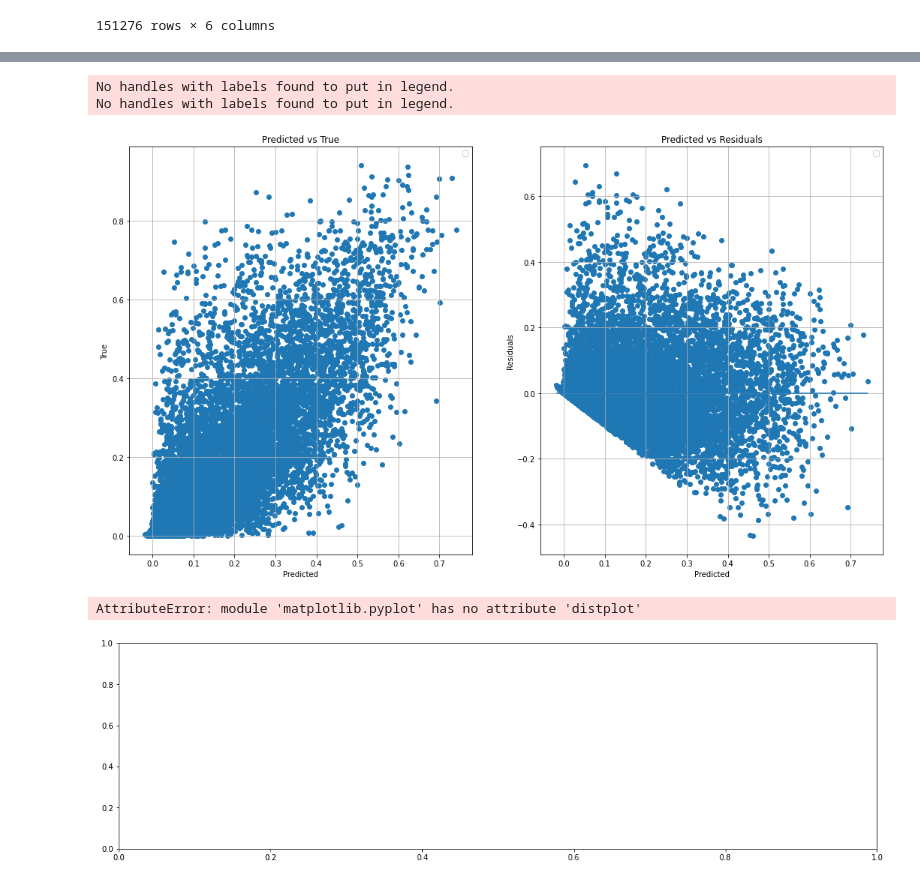
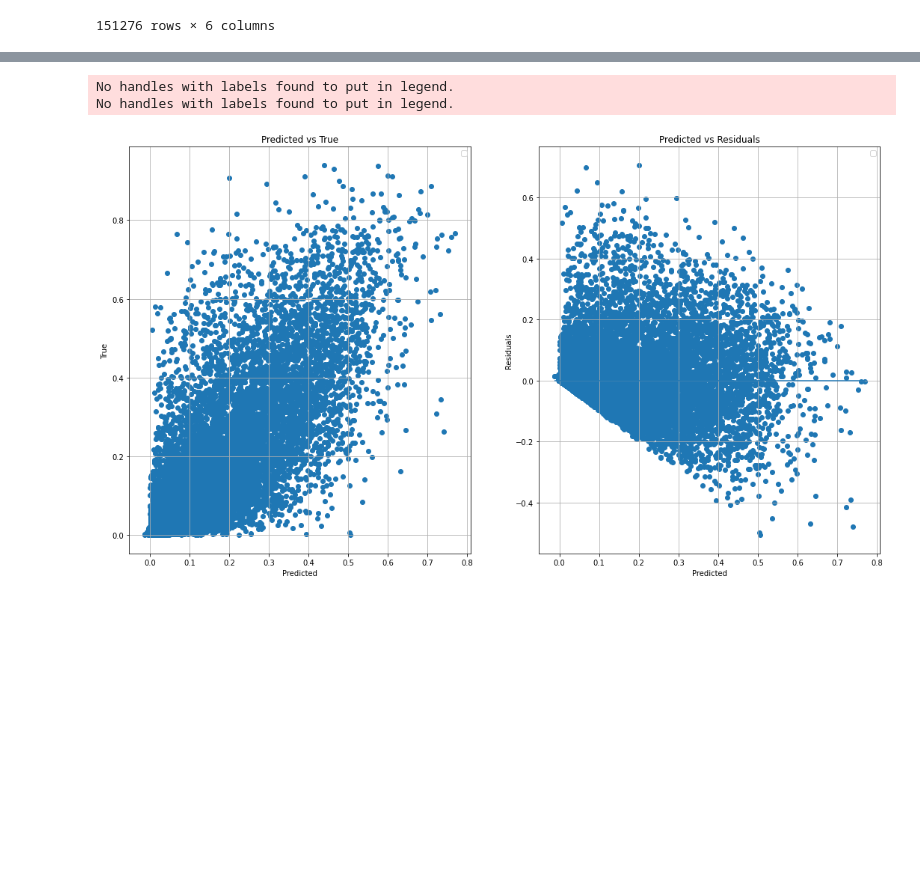
Before and after one commit to bshim1108/pyNBA, a Jupyter notebook: pyNBA/Research/Ownership_2.ipynb, the cells around one changed output, grey strips where cells are left out. Cells and saved outputs as stored; diff of their text form; code cells hidden in the pictures; blank space fills up the shorter version.

```diff
--- a/pyNBA/Research/Ownership_2.ipynb
+++ b/pyNBA/Research/Ownership_2.ipynb
@@ -40,7 +40,7 @@ salary_data['NAME'] = salary_data['PLAYER'].apply(clean_data.convert_rotoguru_na
 contest_data = query_data.query_contest_data()
 contest_data = contest_data.loc[contest_data['SITE'] == 'DRAFTKINGS']
 contest_data = contest_data.loc[
-    (contest_data['SLATETYPE'] == 'Classic') & (contest_data['CASHLINE'] > 200) &
+    (contest_data['SLATETYPE'] == 'Classic') & (contest_data['CASHLINE'] > 200) & (contest_data['TOTALENTRIES'] > 100) &
     (~contest_data['CONTESTNAME'].str.lower().str.contains('|'.join(BAD_CONTEST_SUBSTRINGS)))
 ].dropna(subset=['CASHLINE'])
 contest_data['MAXROI'] = contest_data['TOPPRIZE']/contest_data['ENTRYFEE']
@@ -192,7 +193,6 @@ df = df.merge(
 df = df.dropna(subset=['SALARY'])
 df = df.loc[
     (df['PROJECTION'] != 0) |
-    (df['COMMENT'].isnull()) |
     (df['COMMENT'] == '') |
     (df['COMMENT'].str.contains('coach', case=False))
 ]
@@ -225,22 +225,22 @@ feature_creation = FeatureCreation()
 df['VALUE'] = df['PROJECTION']/df['SALARY']
 
 df = feature_creation.expanding_mean(
-    df=df, group_col_names=['SEASON', 'PLAYER_ID'], col_name='FINAL', new_col_name='AVG_FP'
+    df=df, group_col_names=['SEASON', 'PLAYER_ID', 'TEAM', 'START'], col_name='FINAL', new_col_name='AVG_FP'
 )
 df = feature_creation.lag(
-    df=df, group_col_names=['SEASON', 'PLAYER_ID'], col_name='FINAL', new_col_name='L1_FP', n_shift=1
+    df=df, group_col_names=['SEASON', 'PLAYER_ID', 'TEAM', 'START'], col_name='FINAL', new_col_name='L1_FP', n_shift=1
 )
 df = feature_creation.rolling_mean(
-    df=df, group_col_names=['SEASON', 'PLAYER_ID'], col_name='FINAL', new_col_name='MA5_FP', n_rolling=5
+    df=df, group_col_names=['SEASON', 'PLAYER_ID', 'TEAM', 'START'], col_name='FINAL', new_col_name='MA5_FP', n_rolling=5
 )
 
 df = feature_creation.lag(
-    df=df, group_col_names=['SEASON', 'PLAYER_ID'], col_name='SALARY', new_col_name='L1_SALARY', n_shift=1
+    df=df, group_col_names=['SEASON', 'PLAYER_ID', 'TEAM', 'START'], col_name='SALARY', new_col_name='L1_SALARY', n_shift=1
 )
 df['SALARY_CHANGE'] = df['SALARY'] - df['L1_SALARY']
 
 df = feature_creation.lag(
-    df=df, group_col_names=['SEASON', 'PLAYER_ID'], col_name='PROJECTION', new_col_name='L1_PROJECTION', n_shift=1
+    df=df, group_col_names=['SEASON', 'PLAYER_ID', 'TEAM', 'START'], col_name='PROJECTION', new_col_name='L1_PROJECTION', n_shift=1
 )
 df['PROJECTION_CHANGE'] = df['PROJECTION'] - df['L1_PROJECTION']
 
@@ -250,15 +250,15 @@ df['is_G'] = df['POSITIONS'].apply(lambda x: 1 if bool(set(x) & set(['PG', 'SG']
 df['is_F'] = df['POSITIONS'].apply(lambda x: 1 if bool(set(x) & set(['SF', 'PF'])) else 0)
 
 df = feature_creation.expanding_mean(
-    df=df, group_col_names=['SEASON', 'PLAYER_ID'], col_name='OWNERSHIP', new_col_name='AVG_OWNERSHIP'
+    df=df, group_col_names=['SEASON', 'PLAYER_ID', 'TEAM', 'START'], col_name='OWNERSHIP', new_col_name='AVG_OWNERSHIP'
 )
 
 df = feature_creation.lag(
-    df=df, group_col_names=['SEASON', 'PLAYER_ID'], col_name='OWNERSHIP', new_col_name='L1_OWNERSHIP', n_shift=1
+    df=df, group_col_names=['SEASON', 'PLAYER_ID', 'TEAM', 'START'], col_name='OWNERSHIP', new_col_name='L1_OWNERSHIP', n_shift=1
 )
 
 df = feature_creation.rolling_mean(
-    df=df, group_col_names=['SEASON', 'PLAYER_ID'], col_name='OWNERSHIP', new_col_name='MA5_OWNERSHIP', n_rolling=5
+    df=df, group_col_names=['SEASON', 'PLAYER_ID', 'TEAM', 'START'], col_name='OWNERSHIP', new_col_name='MA5_OWNERSHIP', n_rolling=5
 )
 # %%
 slate_player_info = df[['SLATEID', 'PLAYER_ID', 'POSITIONS', 'SALARY', 'VALUE']]
@@ -423,8 +407,8 @@ Model: <catboost.core.CatBoostRegressor object at 0x...>
 # %%
 selected_features = [
-    'GAMECOUNT', 'TOTAL', 'OPPRANK_D_L20', 'START', 'VALUE', 'AVG_FP', 'L1_FP', 'MA5_FP',
-    'SALARY', 'PROJECTION', 'PROJECTION_CHANGE', 'is_G', 'is_F', 'AVG_OWNERSHIP', 'L1_OWNERSHIP',
-    'MA5_OWNERSHIP', 'L1P_COUNT', 'L1P_RANK', 'L1P_SB_COUNT', 'L1P_SB_RANK', 'L2P_COUNT',
+    'GAMECOUNT', 'OPPRANK_D_L20', 'START', 'VALUE', 'AVG_FP', 'L1_FP', 'MA5_FP',
+    'SALARY', 'SALARY_CHANGE', 'PROJECTION', 'PROJECTION_CHANGE', 'is_G', 'is_F',
+    'AVG_OWNERSHIP', 'L1_OWNERSHIP', 'L1P_RANK', 'L1P_SB_COUNT', 'L1P_SB_RANK',
     'L3P_COUNT', 'L3P_RANK', 'L3P_SB_COUNT', 'L3P_SB_RANK'
 ]
 X = df[selected_features]
@@ -554,29 +530,23 @@ Baseline: 0.11612
 # %%
+import matplotlib.pyplot as plt
+
 residuals = y_test - y_hat
 
 # plot predicted vs true
 fig, ax = plt.subplots(nrows=1, ncols=2, figsize=(18, 10))
 ax[0].scatter(y_hat, y_test)
 ax[0].grid(True)
 ax[0].set(xlabel="Predicted", ylabel="True", title="Predicted vs True")
 ax[0].legend()
 
 # plot predicted vs residuals
 ax[1].scatter(y_hat, residuals)
 ax[1].grid(True)
 ax[1].set(xlabel="Predicted", ylabel="Residuals", title="Predicted vs Residuals")
 ax[1].hlines(y=0, xmin=np.min(y_hat), xmax=np.max(y_hat))
 ax[1].legend()
 plt.show()
-
-fig, ax = plt.subplots(figsize=(18, 5))
-plt.distplot(residuals, color="red", hist=True, kde=True, kde_kws={"shade":True}, ax=ax)
-ax.grid(True)
-ax.set(title="Residuals distribution")
-plt.show()
 # %% [output]
 No handles with labels found to put in legend.
 No handles with labels found to put in legend.
-[figure, old version]
+[figure, new version]
-AttributeError: module 'matplotlib.pyplot' has no attribute 'distplot'
-[figure, removed]
```
Also changed, not shown: parts of 11 cells of this notebook, 43 other files.
